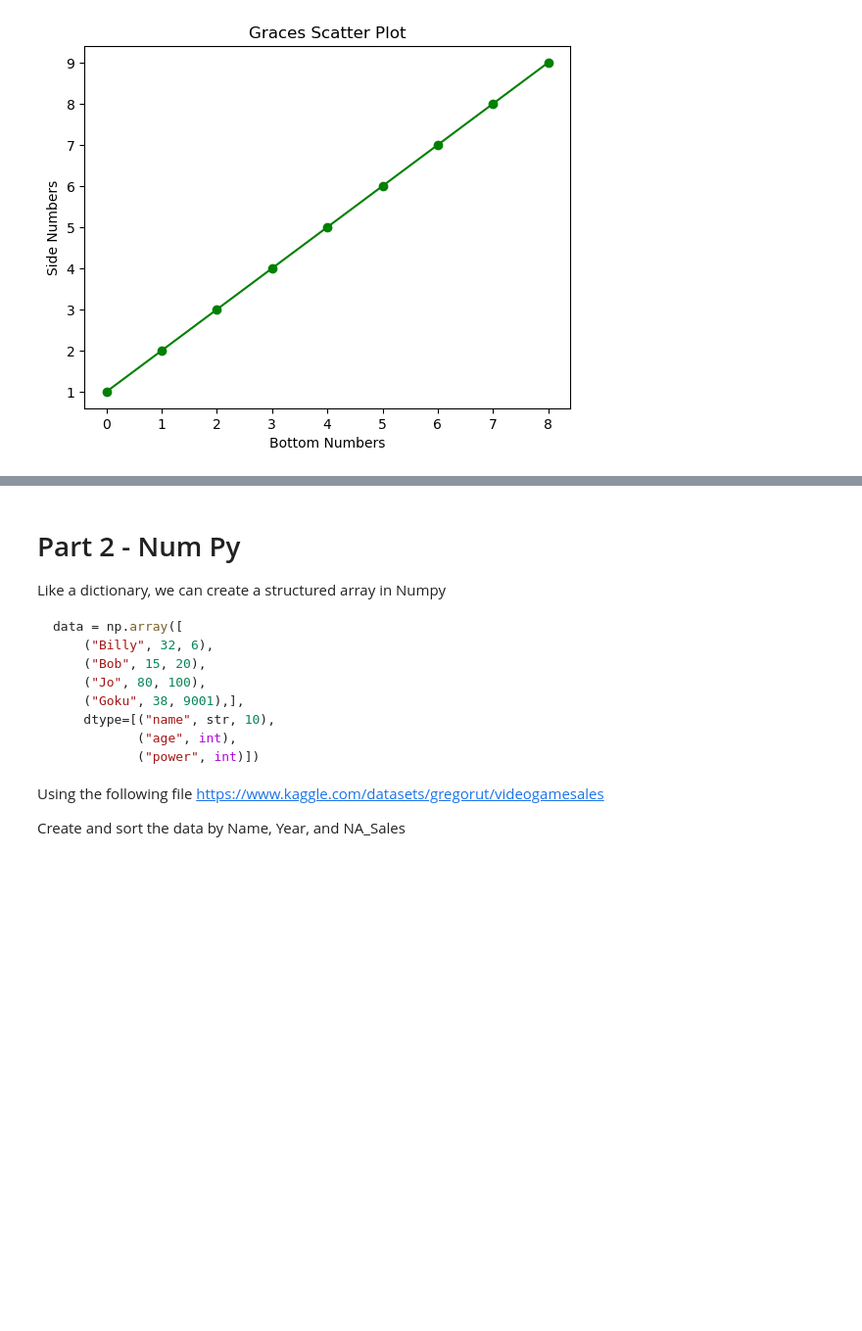
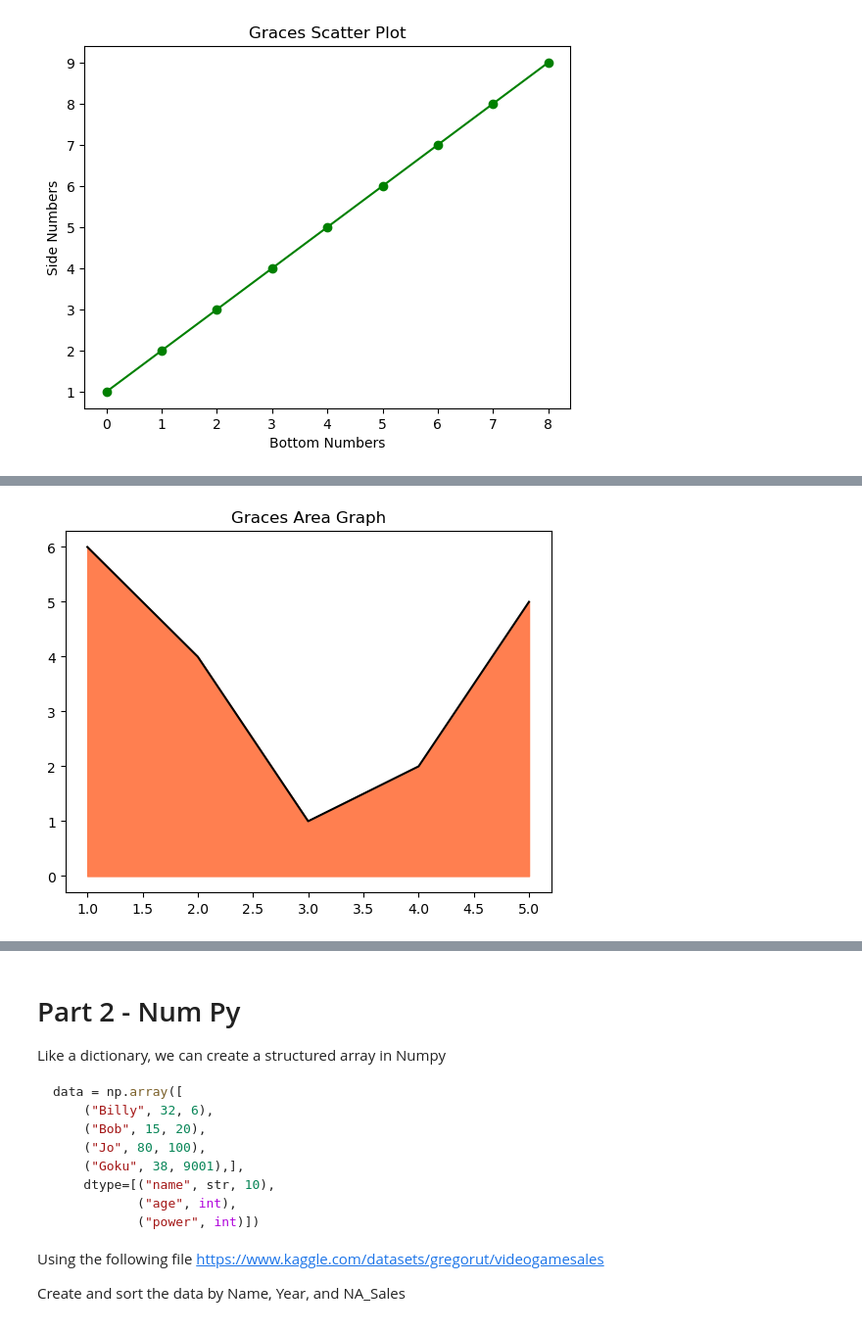
Before and after one commit to ETE4990-S25/homeworkfolder-grakeidile, a Jupyter notebook: Homework/Homework05- MatPlot_NumPy.ipynb, the cells around one changed output, grey strips where cells are left out. Shown at 98% size. Drawn from its saved outputs; the diff is of its cells as text; code cells hidden in the pictures; blank space fills up the shorter version.

```diff
--- a/Homework/Homework05- MatPlot_NumPy.ipynb
+++ b/Homework/Homework05- MatPlot_NumPy.ipynb
@@ -44,4 +53,13 @@ plt.tick_params(axis='both')
 # %%
 # Area Plot
+x = [1,2,3,4,5]
+y = [6,4,1,2,5]
+
+plt.fill_between(x,y, color='coral')
+plt.plot(x,y, color='black')
+plt.title("Graces Area Graph")
+plt.show()
+# %% [output]
+[figure, added]
 # %%
 # 3d Plot - Bar Plot
```
Also changed, not shown: parts of 2 cells of this notebook.
